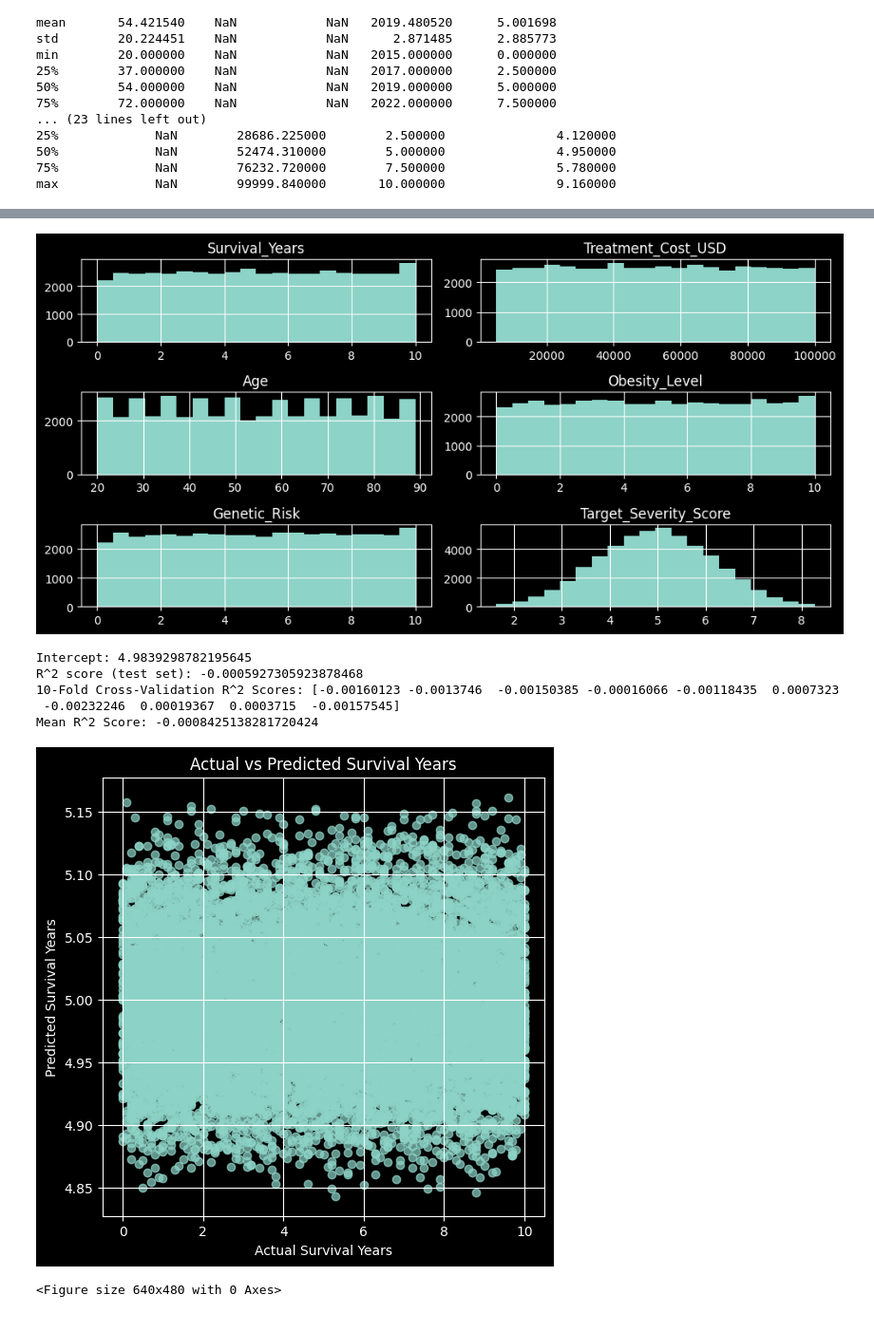
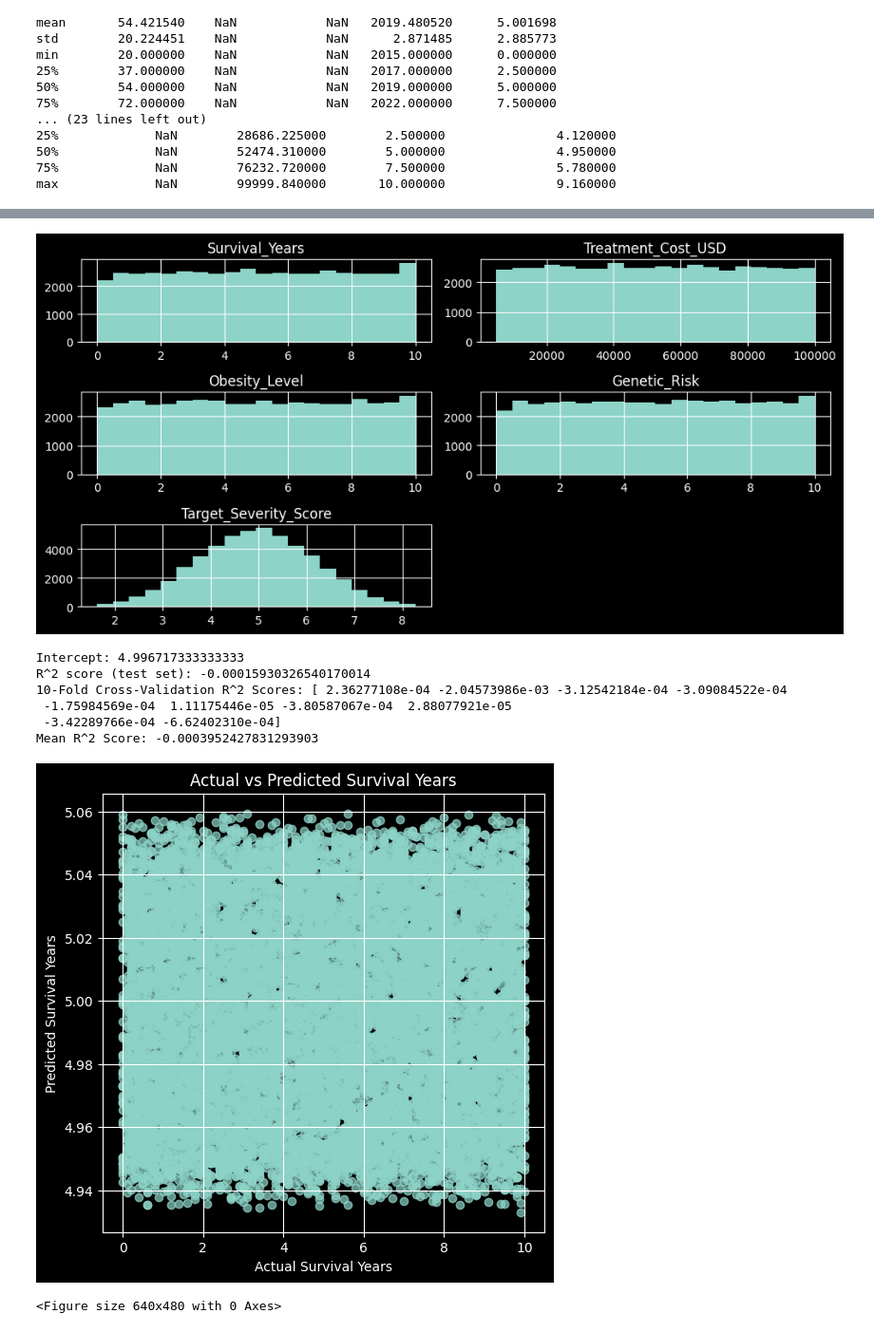
Before and after one commit to SonjaHammerl/AMLHC-final-exam, a Jupyter notebook: Final Exam.ipynb, the cells around one changed output, grey strips where cells are left out. Shown at 95% size. Drawn from its saved outputs; the diff is of its cells as text; code cells hidden in the pictures.

```diff
--- a/Final Exam.ipynb
+++ b/Final Exam.ipynb
@@ -18,12 +20,11 @@ from sklearn.pipeline import Pipeline
 import os
 # %%
 # Load dataset
-df = pd.read_csv("C:\\Users\\sonja\\Downloads\\archive (1)\\global_cancer_patients_2015_2024.csv", index_col=0)
-
+df = pd.read_csv('./data/global_cancer_patients_2015_2024.csv', index_col=0)
 
 # Describe features
 print("Dataset overview:")
-print(df.describe(include='all')) #Mittelwert, Standardabweichung, Min/Max, Häufigkeit bei Kategorien
+print(df.describe(include='all')) #Mean value, standard deviation, min/max, frequency for categories
 # %% [output]
 Dataset overview:
                  Age Gender Country_Region          Year  Genetic_Risk  \
@@ -52,15 +67,16 @@ def iqr_outliers(series):
     upper = Q3 + 1.5 * IQR
     return series.where((series >= lower) & (series <= upper), np.nan)
 
-for col in ["Treatment_Cost_USD", "Survival_Years", "Age", "Obesity_Level", "Target_Severity_Score", "Genetic_Risk"]:
+for col in ["Treatment_Cost_USD", "Survival_Years", "Obesity_Level", "Target_Severity_Score", "Genetic_Risk"]:
     df[col] = iqr_outliers(df[col])
 
 # Drop incomplete rows
-df.dropna(subset=["Treatment_Cost_USD", "Survival_Years", "Age", "Obesity_Level", "Target_Severity_Score", "Genetic_Risk"], inplace=True)
+df.dropna(subset=["Treatment_Cost_USD", "Survival_Years", "Obesity_Level", "Target_Severity_Score", "Genetic_Risk"], inplace=True)
 
 # Visualize pairwise relationships
-sns.pairplot(df[["Survival_Years", "Treatment_Cost_USD", "Age", "Obesity_Level", "Target_Severity_Score", "Genetic_Risk"]],
+sns.pairplot(df[["Survival_Years", "Treatment_Cost_USD", "Obesity_Level", "Target_Severity_Score", "Genetic_Risk"]],
              diag_kind="hist", corner=False)
-#plt.suptitle("Relationships Between Survival Years, Treatment Cost and Age", y=1.02)
+
+#plt.suptitle("Relationships Between Survival Years, Treatment Cost, Obesity Level, Target Severity Score and Genetic Risk", y=1.02)
 plt.show()
 # %% [output]
@@ -68,22 +84,22 @@ plt.show()
 # %%
 # Histogram plots
-df[["Survival_Years", "Treatment_Cost_USD", "Age", "Obesity_Level", "Genetic_Risk", "Target_Severity_Score"]].hist(bins=20, figsize=(10, 5))
+df[["Survival_Years", "Treatment_Cost_USD", "Obesity_Level", "Genetic_Risk", "Target_Severity_Score"]].hist(bins=20, figsize=(10, 5))
 plt.tight_layout()
 plt.show()
 # %% [output]
-[figure, old version]
+[figure, new version]
 # %%
 
 # Define features and target
-features = ["Treatment_Cost_USD", "Age", "Country_Region", "Cancer_Type", "Cancer_Stage"]
+features = ["Treatment_Cost_USD", "Obesity_Level", "Genetic_Risk", "Target_Severity_Score"]
 target = "Survival_Years"
 
 X = df[features]
 y = df[target]
 
 # Preprocessing: Encode categoricals, scale numericals
-categorical_features = ["Country_Region", "Cancer_Type", "Cancer_Stage"]
-numeric_features = ["Treatment_Cost_USD", "Age"]
+categorical_features = []
+numeric_features = ["Treatment_Cost_USD", "Obesity_Level", "Genetic_Risk", "Target_Severity_Score"]
 
 preprocessor = ColumnTransformer([
     ("cat", OneHotEncoder(drop="first"), categorical_features),
@@ -98,37 +114,38 @@ pipeline = Pipeline([
 
 # Train-test split
 X_train, X_test, y_train, y_test = train_test_split(X, y, test_size=0.25, random_state=42)
 
 # Fit model
 pipeline.fit(X_train, y_train)
 
 # Evaluate model
 print("Intercept:", pipeline.named_steps['regressor'].intercept_)
 print("R^2 score (test set):", r2_score(y_test, pipeline.predict(X_test)))
 
 # Cross-validation
 cv_scores = cross_val_score(pipeline, X, y, cv=10)
 print("10-Fold Cross-Validation R^2 Scores:", cv_scores)
 print("Mean R^2 Score:", np.mean(cv_scores))
 
 # Scatter plot actual vs predicted
 y_pred = pipeline.predict(X_test)
 plt.figure(figsize=(6, 6))
 plt.scatter(y_test, y_pred, alpha=0.7)
 plt.xlabel("Actual Survival Years")
 plt.ylabel("Predicted Survival Years")
 plt.title("Actual vs Predicted Survival Years")
 plt.grid(True)
 plt.show()
 
 # Save plot and results if needed
 os.makedirs("results", exist_ok=True)
 plt.savefig("results/predicted_vs_actual.png")
 # %% [output]
-Intercept: 4.9839298782195645
-R^2 score (test set): -0.0005927305923878468
-10-Fold Cross-Validation R^2 Scores: [-0.00160123 -0.0013746  -0.00150385 -0.00016066 -0.00118435  0.0007323
- -0.00232246  0.00019367  0.0003715  -0.00157545]
-Mean R^2 Score: -0.0008425138281720424
+Intercept: 4.996717333333333
+R^2 score (test set): -0.00015930326540170014
+10-Fold Cross-Validation R^2 Scores: [ 2.36277108e-04 -2.04573986e-03 -3.12542184e-04 -3.09084522e-04
+ -1.75984569e-04  1.11175446e-05 -3.80587067e-04  2.88077921e-05
+ -3.42289766e-04 -6.62402310e-04]
+Mean R^2 Score: -0.0003952427831293903
-[figure, old version]
+[figure, new version]
 <Figure size 640x480 with 0 Axes>
```
Also changed, not shown: parts of 5 cells of this notebook.
